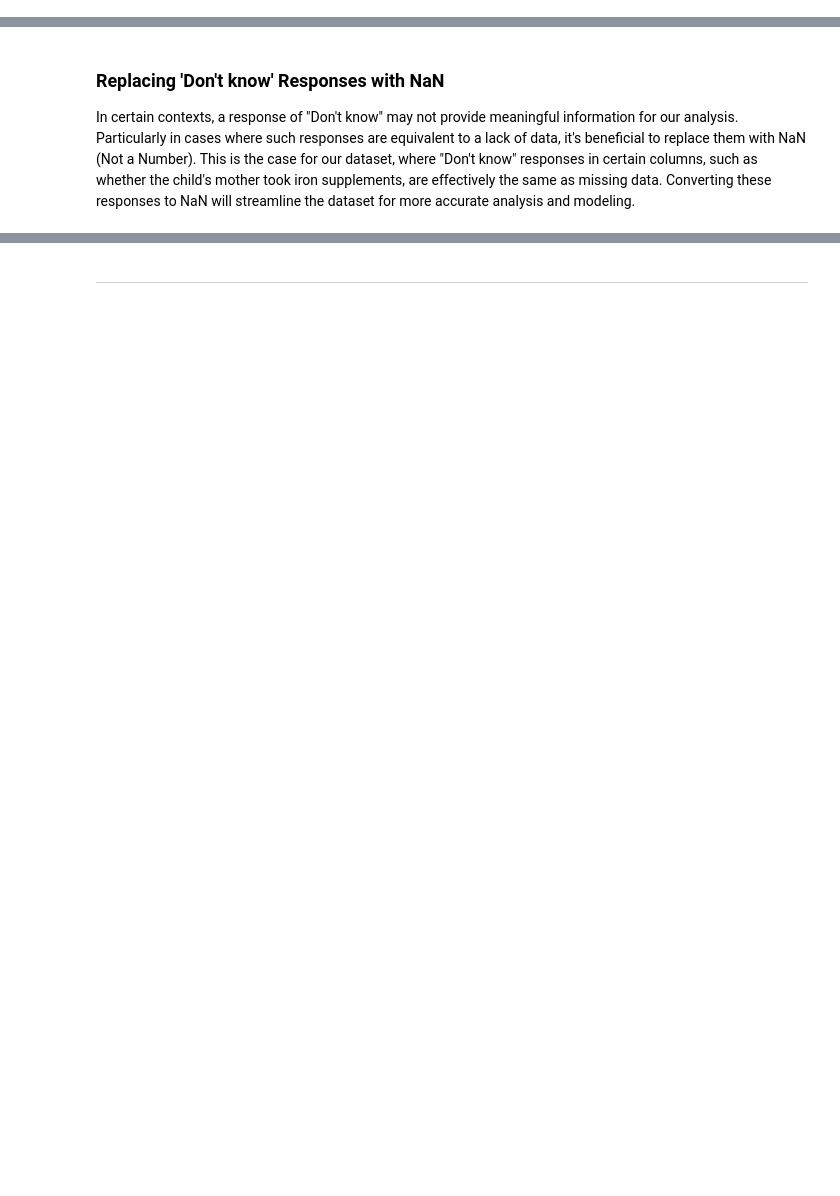
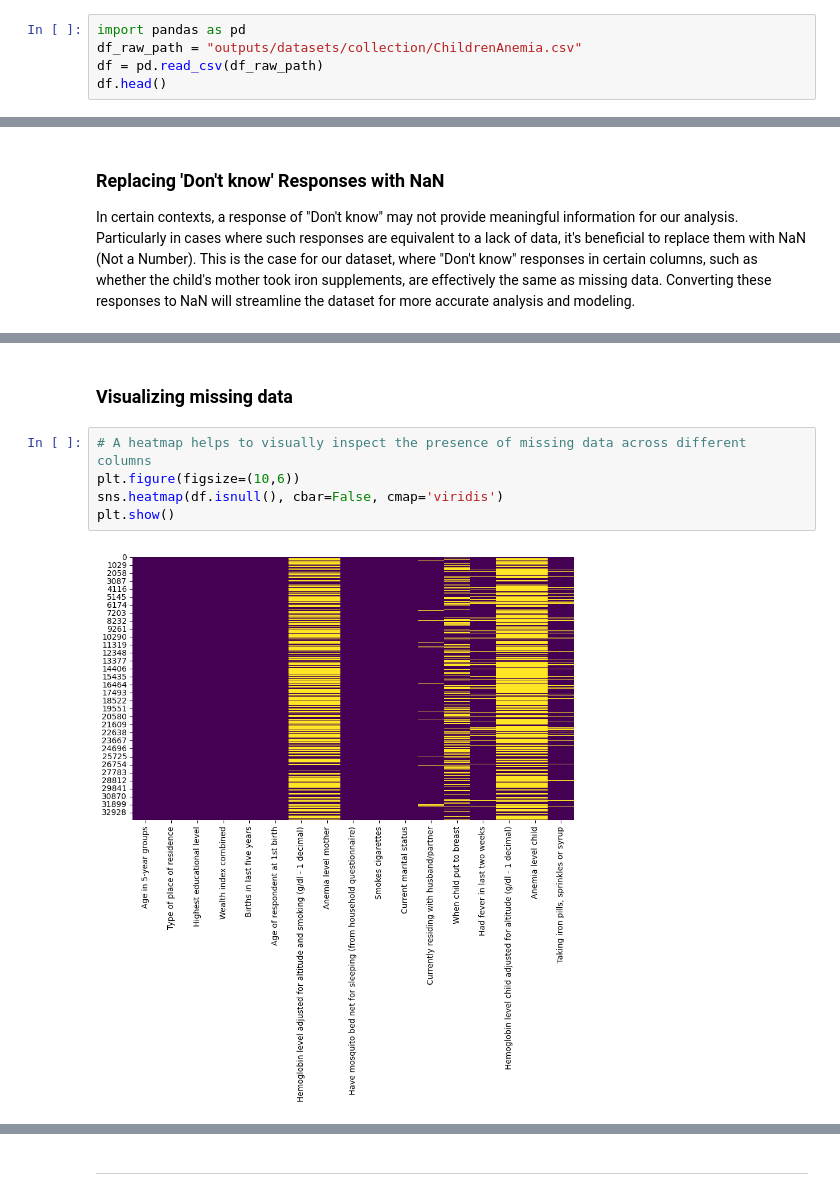
Before and after one commit to 1101712/ChildrenAnemiaRisk, a Jupyter notebook: jupyter_notebooks/DataPreprocessingCleaning.ipynb, the cells around one changed output, grey strips where cells are left out. Cells and saved outputs as stored; diff of their text form; blank space fills up the shorter version.

```diff
--- a/jupyter_notebooks/DataPreprocessingCleaning.ipynb
+++ b/jupyter_notebooks/DataPreprocessingCleaning.ipynb
@@ -60,0 +67,5 @@ Section 1 content
+# %%
+import pandas as pd
+df_raw_path = "outputs/datasets/collection/ChildrenAnemia.csv"
+df = pd.read_csv(df_raw_path)
+df.head()
@@ -83,0 +164,9 @@ After initially hypothesizing about the 'When child put to breast' column, we as
+# %% [markdown]
+### Visualizing missing data
+# %%
+# A heatmap helps to visually inspect the presence of missing data across different columns
+plt.figure(figsize=(10,6))
+sns.heatmap(df.isnull(), cbar=False, cmap='viridis')
+plt.show()
+# %% [output]
+[figure, added]
```
Also changed, not shown: parts of 46 cells of this notebook, 3 other files.
